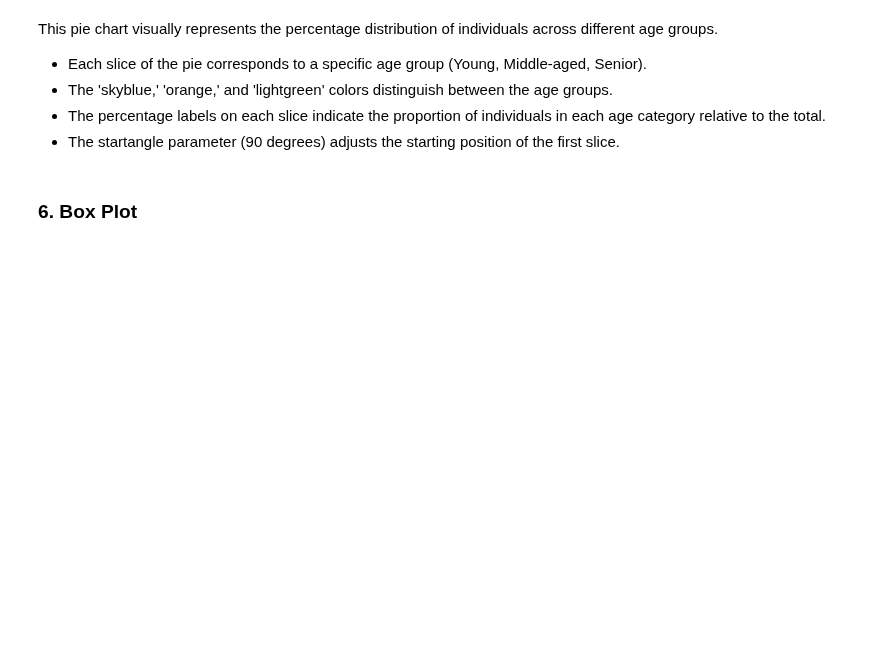
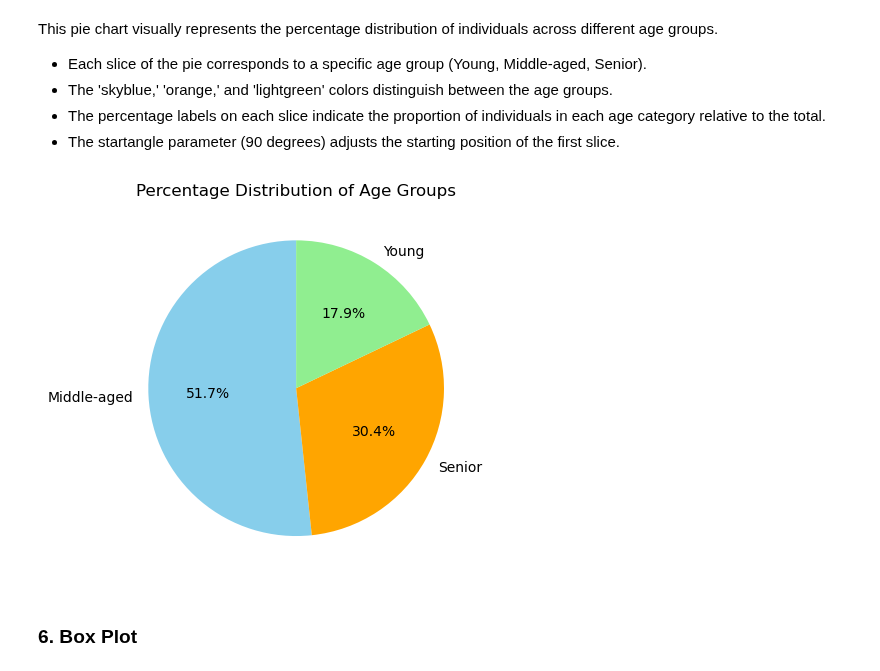
Before and after one commit to TJ-Abbing/Data-Science, a Jupyter notebook: OP-2/assignments/assignment-2/Assignment2.ipynb, the cells around one changed output. Cells and saved outputs as stored; diff of their text form; code cells hidden in the pictures; blank space fills up the shorter version.

```diff
--- a/OP-2/assignments/assignment-2/Assignment2.ipynb
+++ b/OP-2/assignments/assignment-2/Assignment2.ipynb
@@ -327,9 +359,17 @@ This pie chart visually represents the percentage distribution of individuals ac
 - The percentage labels on each slice indicate the proportion of individuals in each age category relative to the total.
 - The startangle parameter (90 degrees) adjusts the starting position of the first slice.
 # %%
-# Pie cahr - Percentage Distribution of Age Groups
+# Pie chart - Percentage Distribution of Age Groups.
 
-# TODO
+# Calculate the count of each AgeGroup.
+AgeGroup_counts = df['AgeGroup'].value_counts()
+
+# Set the title and labels.
+plt.pie(AgeGroup_counts, labels=AgeGroup_counts.index, autopct='%1.1f%%', startangle=90, colors=['skyblue', 'orange', 'lightgreen'])
+plt.title('Percentage Distribution of Age Groups')
+plt.show()
+# %% [output]
+[figure, added]
 # %% [markdown]
 ### 6. Box Plot
 # %% [markdown]
```
Also changed, not shown: parts of 9 cells of this notebook.
